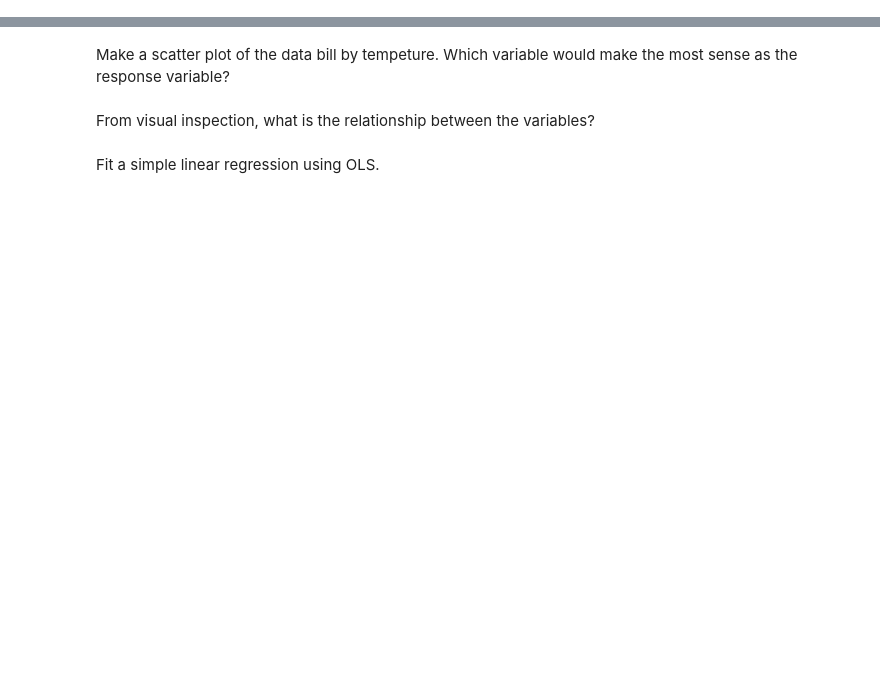
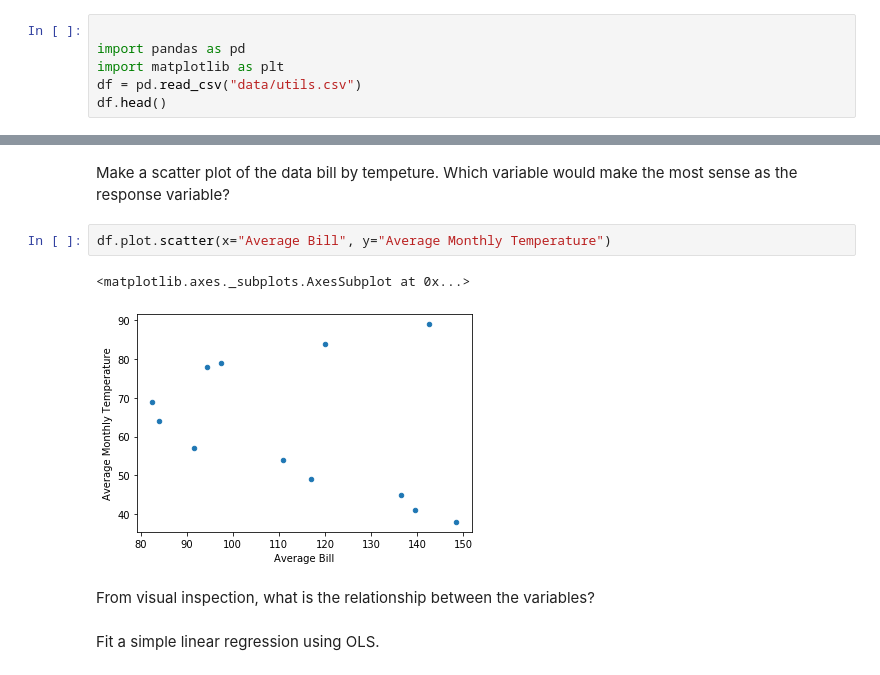
Before and after one commit to Karsten-Yan/nf_ds_aufgaben, a Jupyter notebook: hh-2020-ds1-Linear-Regression/3-Linear-Regression-Exercise-1.ipynb, the cells around one changed output, grey strips where cells are left out. Saved outputs shown, nothing was run; the diff lists cells and outputs as text; blank space fills up the shorter version.

```diff
--- a/hh-2020-ds1-Linear-Regression/3-Linear-Regression-Exercise-1.ipynb
+++ b/hh-2020-ds1-Linear-Regression/3-Linear-Regression-Exercise-1.ipynb
@@ -19,3 +19,9 @@ The scatterplots below show the relationship between height, diameter, and volum
 In `utils.csv` are the average utility bills for homes of a particular size and the average monthly temperature.
 
 Load the data:
+# %%
+
+import pandas as pd
+import matplotlib as plt
+df = pd.read_csv("data/utils.csv")
+df.head()
@@ -22,5 +35,10 @@ Load the data:
 # %% [markdown]
 Make a scatter plot of the data bill by tempeture. Which variable would make the most sense as the response variable?
+# %%
+df.plot.scatter(x="Average Bill", y="Average Monthly Temperature")
+# %% [output]
+<matplotlib.axes._subplots.AxesSubplot at 0x...>
+[figure, added]
 # %% [markdown]
 From visual inspection, what is the relationship between the variables?
 # %% [markdown]
```
Also changed, not shown: parts of 15 cells of this notebook, 10 other files.
